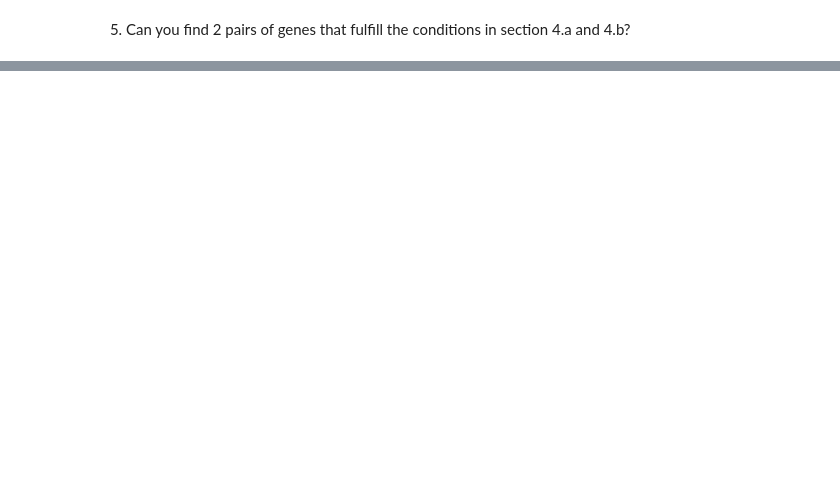
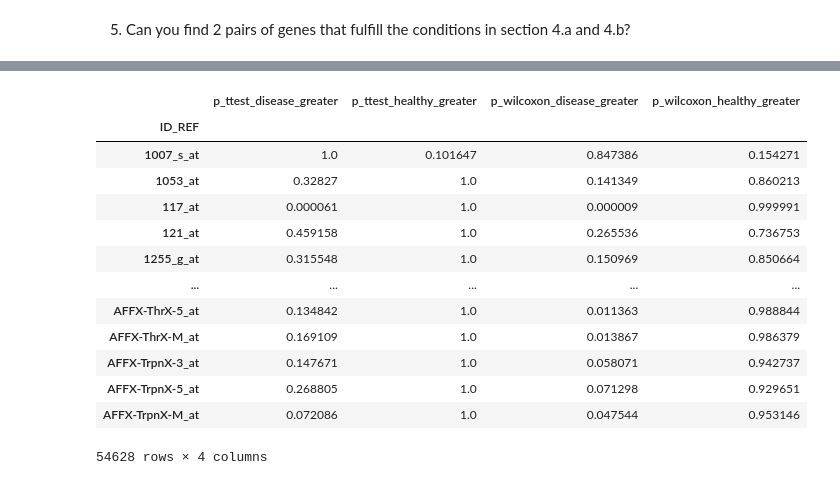
Before and after one commit to matanyaw9/iml_project, a Jupyter notebook: part_1.ipynb, the cells around one changed output, grey strips where cells are left out. Cells and saved outputs as stored; diff of their text form; code cells hidden in the pictures; blank space fills up the shorter version.

```diff
--- a/part_1.ipynb
+++ b/part_1.ipynb
@@ -385,0 +397,17 @@ conditions in section 4.a and 4.b?
+# %%
+p_values
+# %% [output]
+|  | p_ttest_disease_greater | p_ttest_healthy_greater | p_wilcoxon_disease_greater | p_wilcoxon_healthy_greater |
+| ID_REF |  |  |  |  |
+| 1007_s_at | 1.0 | 0.101647 | 0.847386 | 0.154271 |
+| 1053_at | 0.32827 | 1.0 | 0.141349 | 0.860213 |
+| 117_at | 0.000061 | 1.0 | 0.000009 | 0.999991 |
+| 121_at | 0.459158 | 1.0 | 0.265536 | 0.736753 |
+| 1255_g_at | 0.315548 | 1.0 | 0.150969 | 0.850664 |
+| ... | ... | ... | ... | ... |
+| AFFX-ThrX-5_at | 0.134842 | 1.0 | 0.011363 | 0.988844 |
+| AFFX-ThrX-M_at | 0.169109 | 1.0 | 0.013867 | 0.986379 |
+| AFFX-TrpnX-3_at | 0.147671 | 1.0 | 0.058071 | 0.942737 |
+| AFFX-TrpnX-5_at | 0.268805 | 1.0 | 0.071298 | 0.929651 |
+| AFFX-TrpnX-M_at | 0.072086 | 1.0 | 0.047544 | 0.953146 |
+54628 rows × 4 columns
```
Also changed, not shown: parts of 10 cells of this notebook, 1 other file.
